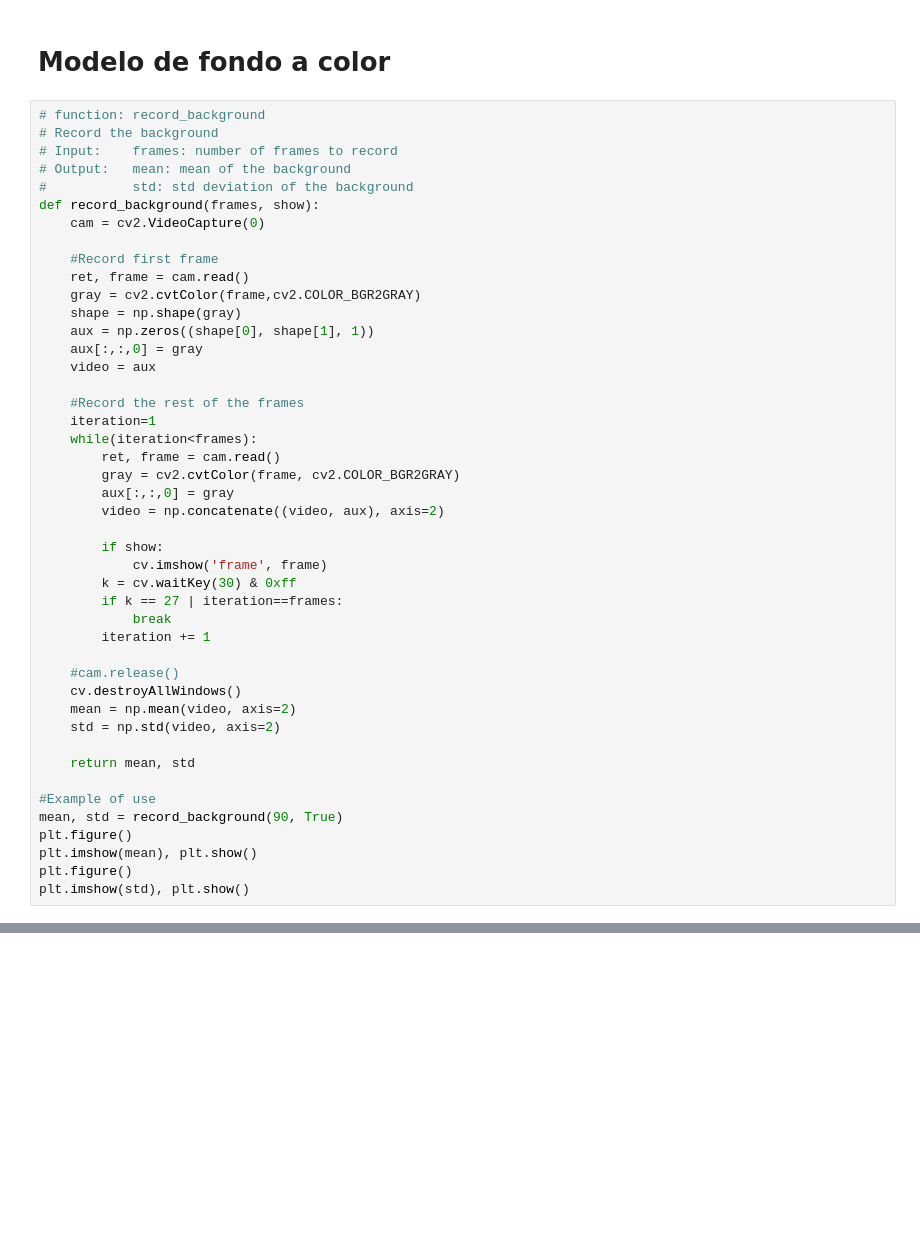
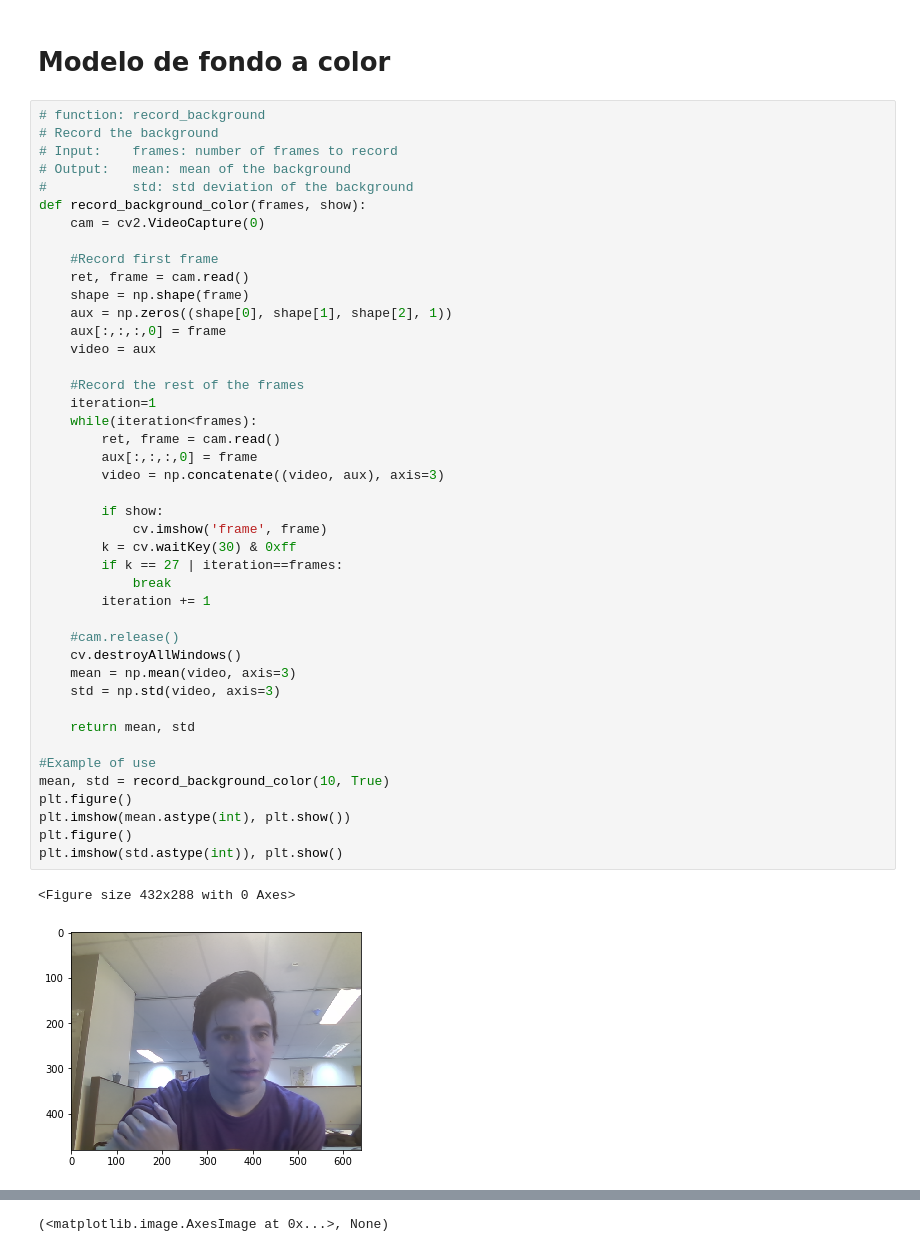
Before and after one commit to GioPais/Market-product-MBP, a Jupyter notebook: Image Segmentation Background Pattern.ipynb, the cells around one changed output, grey strips where cells are left out. Saved outputs shown, nothing was run; the diff lists cells and outputs as text; blank space fills up the shorter version.

Commit message:
Agrega separacion del fondo con color

```diff
--- a/Image Segmentation Background Pattern.ipynb
+++ b/Image Segmentation Background Pattern.ipynb
@@ -124,43 +111,44 @@ cv.destroyAllWindows()
 # Record the background
 # Input:    frames: number of frames to record
 # Output:   mean: mean of the background
 #           std: std deviation of the background
-def record_background(frames, show):
+def record_background_color(frames, show):
     cam = cv2.VideoCapture(0)
 
     #Record first frame
     ret, frame = cam.read()
-    gray = cv2.cvtColor(frame,cv2.COLOR_BGR2GRAY)
-    shape = np.shape(gray)
-    aux = np.zeros((shape[0], shape[1], 1))
-    aux[:,:,0] = gray
+    shape = np.shape(frame)
+    aux = np.zeros((shape[0], shape[1], shape[2], 1))
+    aux[:,:,:,0] = frame
     video = aux
 
     #Record the rest of the frames
     iteration=1
     while(iteration<frames):
         ret, frame = cam.read()
-        gray = cv2.cvtColor(frame, cv2.COLOR_BGR2GRAY)
-        aux[:,:,0] = gray
-        video = np.concatenate((video, aux), axis=2)
+        aux[:,:,:,0] = frame
+        video = np.concatenate((video, aux), axis=3)
 
         if show:
             cv.imshow('frame', frame)
         k = cv.waitKey(30) & 0xff
         if k == 27 | iteration==frames:
             break
         iteration += 1
 
     #cam.release()
     cv.destroyAllWindows()
-    mean = np.mean(video, axis=2)
-    std = np.std(video, axis=2)
+    mean = np.mean(video, axis=3)
+    std = np.std(video, axis=3)
 
     return mean, std
 
 #Example of use
-mean, std = record_background(90, True)
+mean, std = record_background_color(10, True)
 plt.figure()
-plt.imshow(mean), plt.show()
+plt.imshow(mean.astype(int), plt.show())
 plt.figure()
-plt.imshow(std), plt.show()
+plt.imshow(std.astype(int)), plt.show()
+# %% [output]
+<Figure size 432x288 with 0 Axes>
+[figure, added]
@@ -166,0 +156 @@ plt.imshow(std), plt.show()
+(<matplotlib.image.AxesImage at 0x...>, None)
```
Also changed, not shown: parts of 6 cells of this notebook.
